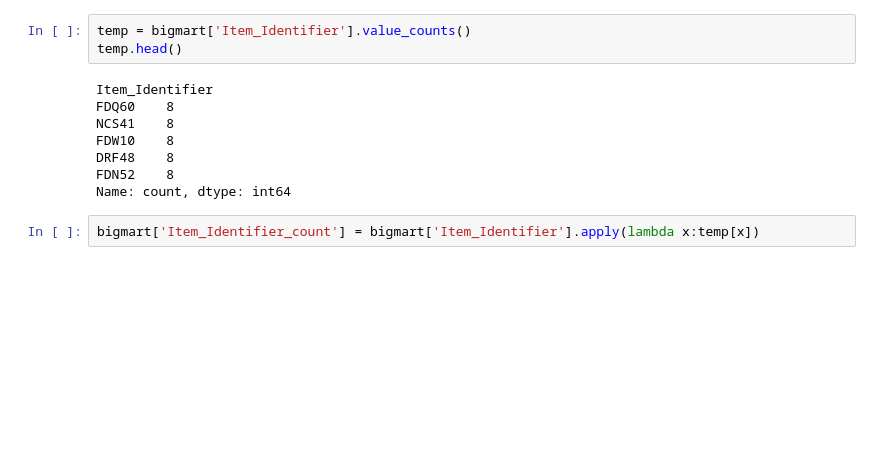
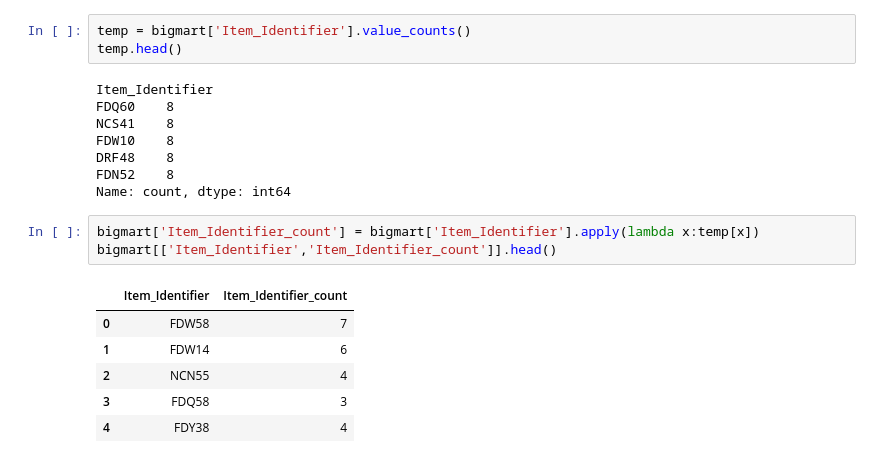
Before and after one commit to CyberWol-12/feature-encoding-techniques, a Jupyter notebook: feature-encoding-techniques.ipynb, the cells around one changed output. Saved outputs shown, nothing was run; the diff lists cells and outputs as text; blank space fills up the shorter version.

```diff
--- a/feature-encoding-techniques.ipynb
+++ b/feature-encoding-techniques.ipynb
@@ -617,3 +617,11 @@ FDN52    8
 Name: count, dtype: int64
 # %%
 bigmart['Item_Identifier_count'] = bigmart['Item_Identifier'].apply(lambda x:temp[x])
+bigmart[['Item_Identifier','Item_Identifier_count']].head()
+# %% [output]
+|  | Item_Identifier | Item_Identifier_count |
+| 0 | FDW58 | 7 |
+| 1 | FDW14 | 6 |
+| 2 | NCN55 | 4 |
+| 3 | FDQ58 | 3 |
+| 4 | FDY38 | 4 |
```
